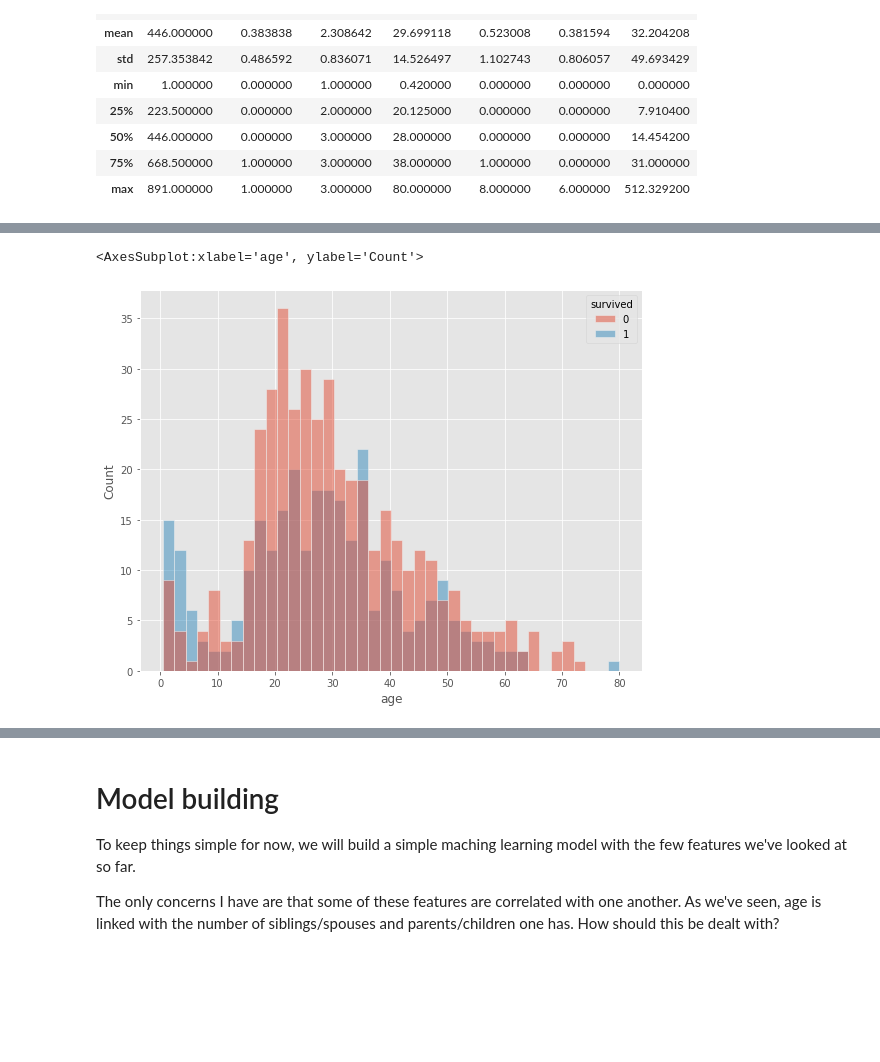
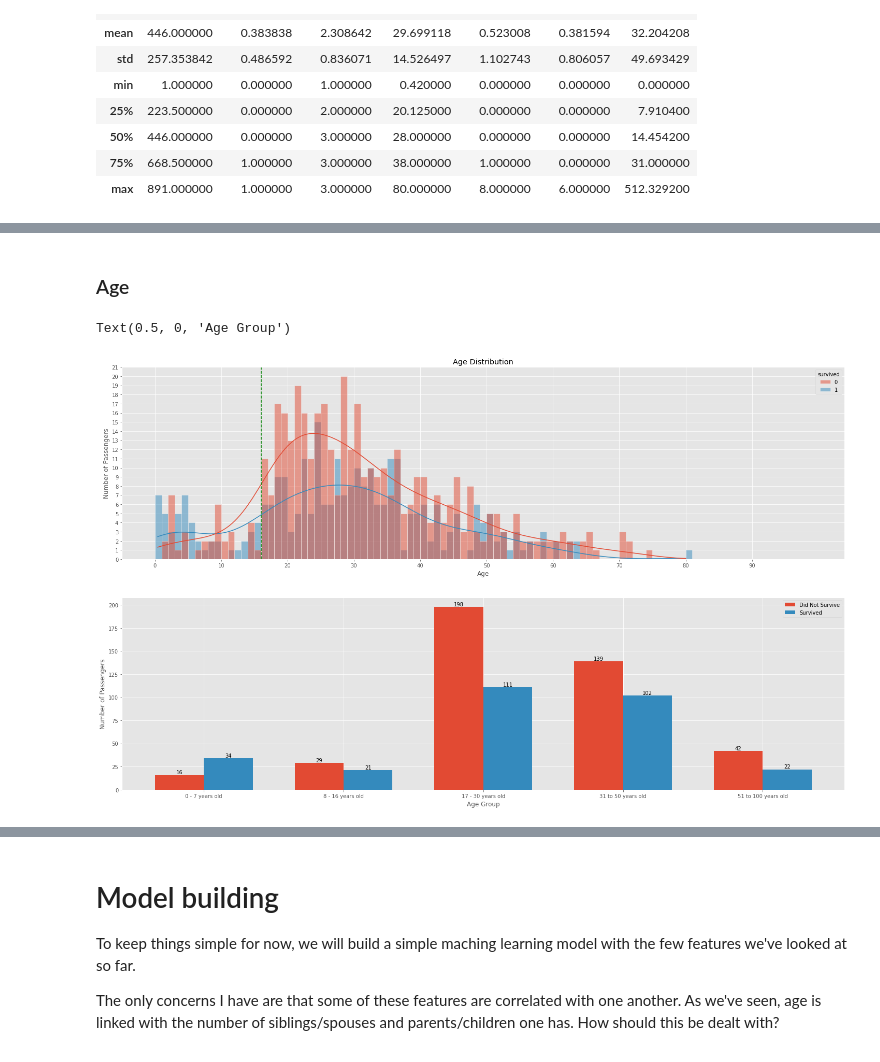
Before and after one commit to danielsuarez-mash/titanic_project, a Jupyter notebook: titanic.ipynb, the cells around one changed output, grey strips where cells are left out. Saved outputs shown, nothing was run; the diff lists cells and outputs as text; code cells hidden in the pictures; blank space fills up the shorter version.

```diff
--- a/titanic.ipynb
+++ b/titanic.ipynb
@@ -50,7 +54,8 @@ Warning: Your Kaggle API key is readable by other users on this system! To fix t
 # %% [markdown]
 # Exploratory Data Analysis
 # %%
-train.head()
+train_copy = train.copy()
+train_copy.head()
 # %% [output]
 |  | passengerid | survived | pclass | name | sex | age | sibsp | parch | ticket | fare | ... |
 | 0 | 1 | 0 | 3 | Braund, Mr. Owen Harris | male | 22.0 | 1.0 | 0.0 | A/5 21171 | 7.2500 | ... |
@@ -146,7 +233,42 @@ Below we can see that young children were prioritised. Those aged between 15 and
+# %% [markdown]
+### Age
 # %%
-figure, axes = plt.subplots(figsize = (9, 7))
+# set up figure
+figure, (ax1, ax2) = plt.subplots(2, 1, figsize = (25, 15))
 
-sn.histplot(data = train, x = 'age', hue = 'survived', bins = 40, ax = axes)
+# set bins
+age_bins = np.arange(start = 0, stop = 100, step = 1)
+xticks = np.arange(start = 0, stop = 100, step = 10)
+yticks = np.arange(start = 0, stop = 22, step = 1)
+
+######## AGE DISTRIBUTION CHART #########
+sns.histplot(data = train_copy, x = 'age', hue = 'survived', kde = True, bins = age_bins, ax = ax1)
+ax1.axvline(x = 16, color = 'green', linestyle = '--')
+ax1.set_title('Age Distribution')
+ax1.set_xlabel('Age')
+ax1.set_ylabel('Number of Passengers')
+ax1.set_xticks(ticks = xticks)
+ax1.set_yticks(ticks = yticks);
+
+######## SURVIVAL RATE BY AGE GROUP BAR CHART #########
+age_groups = pd.IntervalIndex.from_arrays(left = (0, 7, 16, 30, 50),
+                                          right = (7, 16, 30, 50, 100))
+
+x = np.arange(0, 5, 1)
+
+train_copy['age_group'] = pd.cut(x = train_copy['age'],
+                            bins = age_groups,
+                            include_lowest = True)
+
+data = train_copy.groupby(['age_group', 'survived']).passengerid.count().unstack()
+not_surv_bar = ax2.bar(x = x-width/2, height = data[0], width = width, label = 'Did Not Survive')
+surv_bar = ax2.bar(x = x+width/2, height = data[1], width = width, label = 'Survived')
+ax2.legend()
+ax2.set_xticks(ticks = [0, 1, 2, 3, 4], labels = ['0 - 7 years old', '8 - 16 years old', '17 - 30 years old', '31 to 50 years old', '51 to 100 years old'])
+ax2.bar_label(container = not_surv_bar, labels = data[0])
+ax2.bar_label(container = surv_bar, labels = data[1])
+ax2.set_ylabel('Number of Passengers')
+ax2.set_xlabel('Age Group')
 # %% [output]
-<AxesSubplot:xlabel='age', ylabel='Count'>
+Text(0.5, 0, 'Age Group')
-[figure, old version]
+[figure, new version]
```
Also changed, not shown: parts of 44 cells of this notebook, 6 other files.
